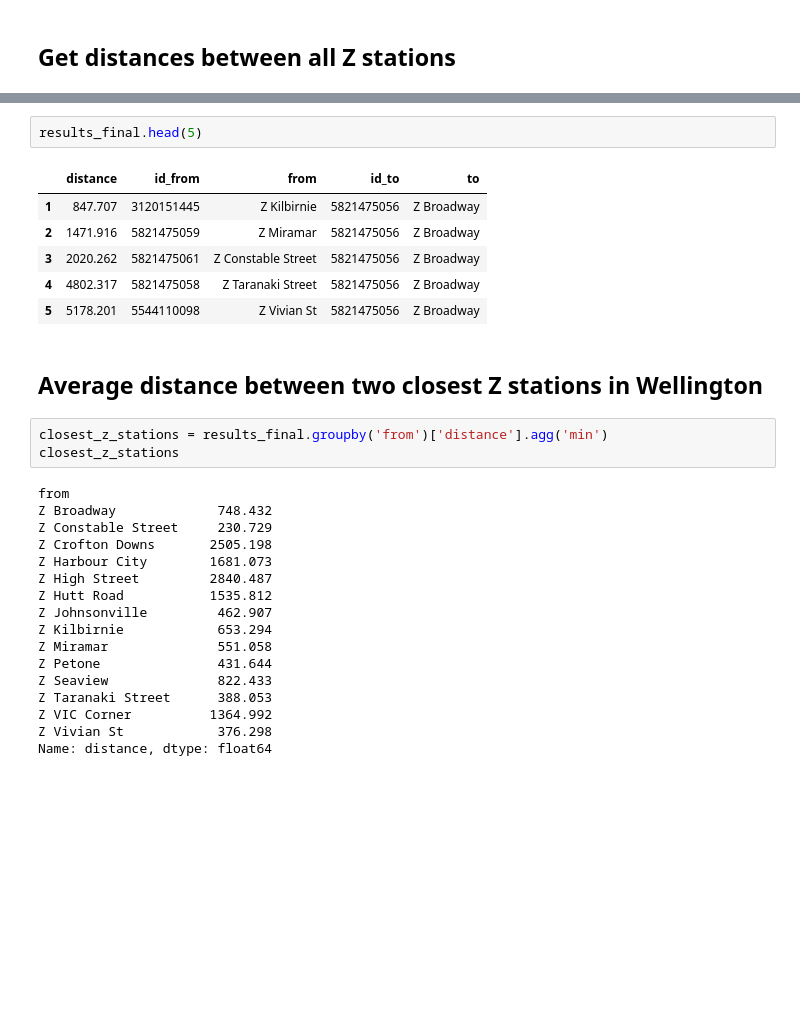
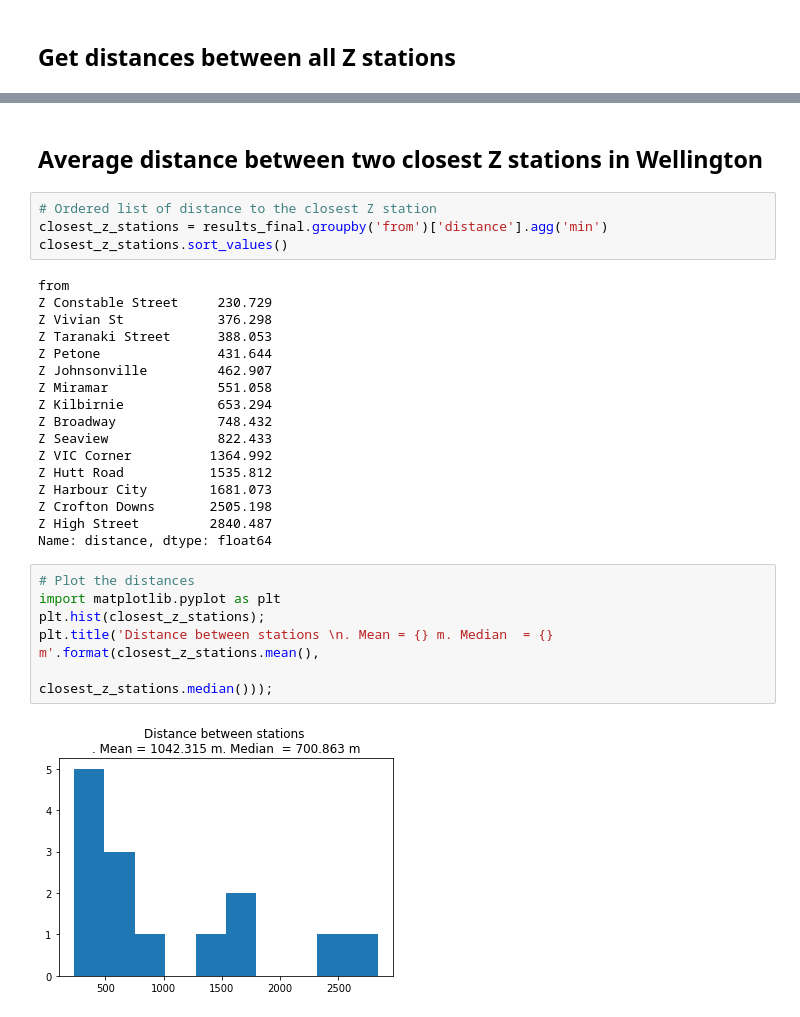
Before and after one commit to shriv/fuel-stations, a Jupyter notebook: Fuel Stations Analysis.ipynb, the cells around one changed output, grey strips where cells are left out. Cells and saved outputs as stored; diff of their text form; blank space fills up the shorter version.

```diff
--- a/Fuel Stations Analysis.ipynb
+++ b/Fuel Stations Analysis.ipynb
@@ -253,31 +261,31 @@ results_final = (pd.merge(pd.merge(results_df, z_station_names, left_on='from',
-# %%
-results_final.head(5)
-# %% [output]
-|  | distance | id_from | from | id_to | to |
-| 1 | 847.707 | 3120151445 | Z Kilbirnie | 5821475056 | Z Broadway |
-| 2 | 1471.916 | 5821475059 | Z Miramar | 5821475056 | Z Broadway |
-| 3 | 2020.262 | 5821475061 | Z Constable Street | 5821475056 | Z Broadway |
-| 4 | 4802.317 | 5821475058 | Z Taranaki Street | 5821475056 | Z Broadway |
-| 5 | 5178.201 | 5544110098 | Z Vivian St | 5821475056 | Z Broadway |
 # %% [markdown]
 ## Average distance between two closest Z stations in Wellington
 # %%
+# Ordered list of distance to the closest Z station
 closest_z_stations = results_final.groupby('from')['distance'].agg('min')
-closest_z_stations
+closest_z_stations.sort_values()
 # %% [output]
 from
+Z Constable Street     230.729
+Z Vivian St            376.298
+Z Taranaki Street      388.053
+Z Petone               431.644
+Z Johnsonville         462.907
+Z Miramar              551.058
+Z Kilbirnie            653.294
 Z Broadway             748.432
-Z Constable Street     230.729
+Z Seaview              822.433
+Z VIC Corner          1364.992
+Z Hutt Road           1535.812
+Z Harbour City        1681.073
 Z Crofton Downs       2505.198
-Z Harbour City        1681.073
 Z High Street         2840.487
-Z Hutt Road           1535.812
-Z Johnsonville         462.907
-Z Kilbirnie            653.294
-Z Miramar              551.058
-Z Petone               431.644
-Z Seaview              822.433
-Z Taranaki Street      388.053
-Z VIC Corner          1364.992
-Z Vivian St            376.298
 Name: distance, dtype: float64
+# %%
+# Plot the distances
+import matplotlib.pyplot as plt
+plt.hist(closest_z_stations);
+plt.title('Distance between stations \n. Mean = {} m. Median  = {} m'.format(closest_z_stations.mean(),
+                                                                             closest_z_stations.median()));
+# %% [output]
+[figure, added]
```
Also changed, not shown: parts of 17 cells of this notebook.
